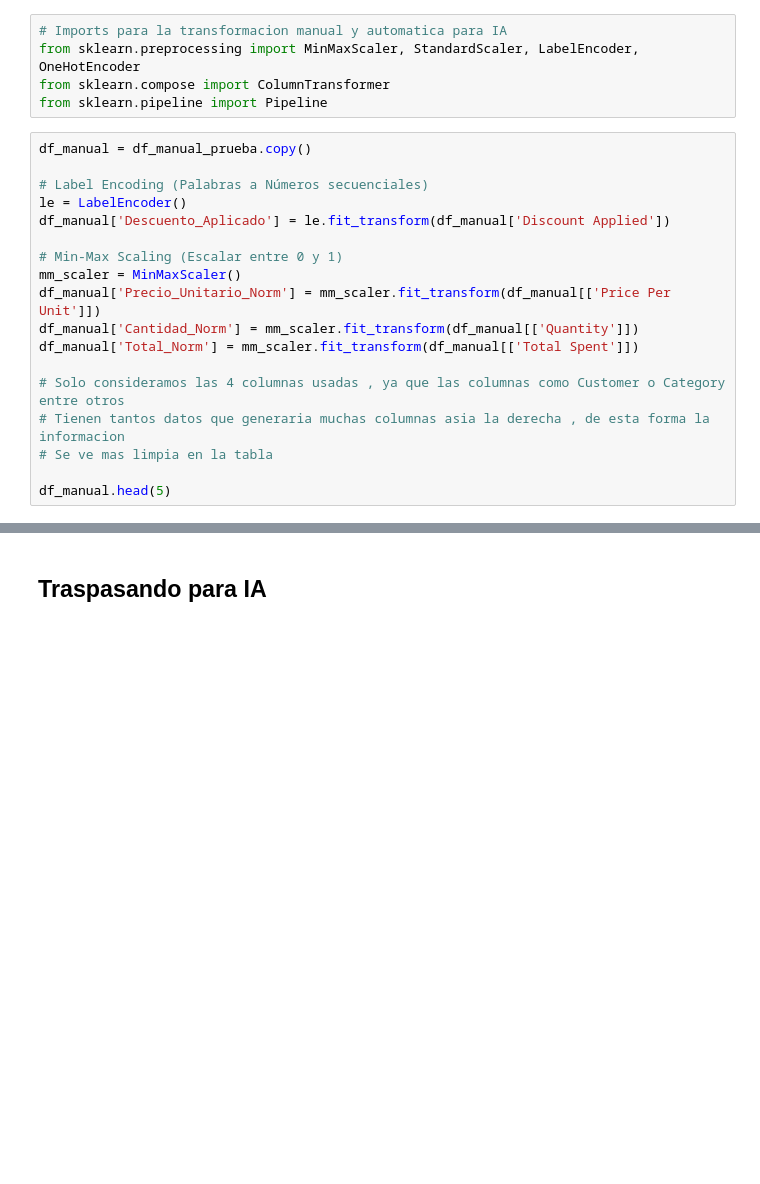
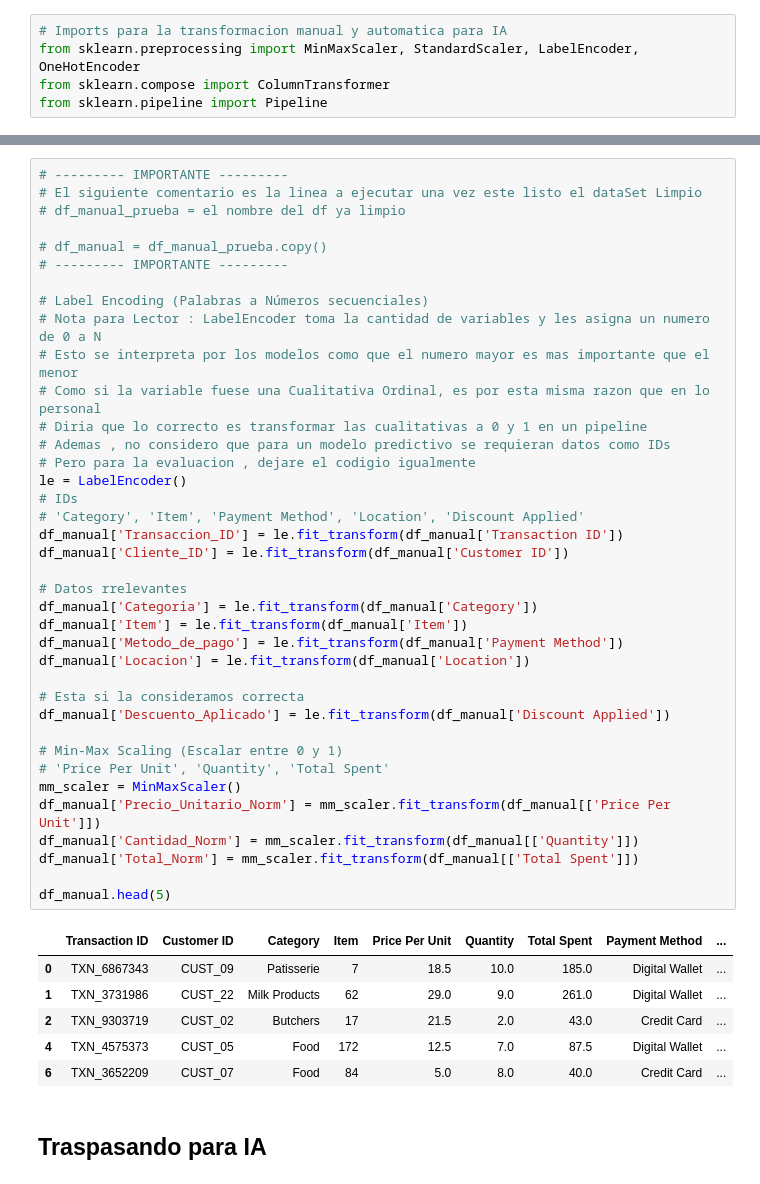
Before and after one commit to Paltaxd2/Evaluacion1_Programacion_Ciencia_Datos, a Jupyter notebook: Progra_EVA1_V001_(1).ipynb, the cells around one changed output, grey strips where cells are left out. Drawn from its saved outputs; the diff is of its cells as text; blank space fills up the shorter version.

Commit message:
Actualización de comentarios en el código para mejor explicación Añadidos mas columnas a la transformación manual y al pipeline

```diff
--- a/Progra_EVA1_V001_(1).ipynb
+++ b/Progra_EVA1_V001_(1).ipynb
@@ -218,21 +228,3 @@ df_manual_prueba.head(5)
 from sklearn.preprocessing import MinMaxScaler, StandardScaler, LabelEncoder, OneHotEncoder
 from sklearn.compose import ColumnTransformer
 from sklearn.pipeline import Pipeline
-# %%
-df_manual = df_manual_prueba.copy()
-
-# Label Encoding (Palabras a Números secuenciales)
-le = LabelEncoder()
-df_manual['Descuento_Aplicado'] = le.fit_transform(df_manual['Discount Applied'])
-
-# Min-Max Scaling (Escalar entre 0 y 1)
-mm_scaler = MinMaxScaler()
-df_manual['Precio_Unitario_Norm'] = mm_scaler.fit_transform(df_manual[['Price Per Unit']])
-df_manual['Cantidad_Norm'] = mm_scaler.fit_transform(df_manual[['Quantity']])
-df_manual['Total_Norm'] = mm_scaler.fit_transform(df_manual[['Total Spent']])
-
-# Solo consideramos las 4 columnas usadas , ya que las columnas como Customer o Category entre otros
-# Tienen tantos datos que generaria muchas columnas asia la derecha , de esta forma la informacion
-# Se ve mas limpia en la tabla
-
-df_manual.head(5)
@@ -246,2 +231,47 @@ df_manual.head(5)
+# %%
+# --------- IMPORTANTE ---------
+# El siguiente comentario es la linea a ejecutar una vez este listo el dataSet Limpio
+# df_manual_prueba = el nombre del df ya limpio
+
+# df_manual = df_manual_prueba.copy()
+# --------- IMPORTANTE ---------
+
+# Label Encoding (Palabras a Números secuenciales)
+# Nota para Lector : LabelEncoder toma la cantidad de variables y les asigna un numero de 0 a N
+# Esto se interpreta por los modelos como que el numero mayor es mas importante que el menor
+# Como si la variable fuese una Cualitativa Ordinal, es por esta misma razon que en lo personal
+# Diria que lo correcto es transformar las cualitativas a 0 y 1 en un pipeline
+# Ademas , no considero que para un modelo predictivo se requieran datos como IDs
+# Pero para la evaluacion , dejare el codigio igualmente
+le = LabelEncoder()
+# IDs
+# 'Category', 'Item', 'Payment Method', 'Location', 'Discount Applied'
+df_manual['Transaccion_ID'] = le.fit_transform(df_manual['Transaction ID'])
+df_manual['Cliente_ID'] = le.fit_transform(df_manual['Customer ID'])
+
+# Datos rrelevantes
+df_manual['Categoria'] = le.fit_transform(df_manual['Category'])
+df_manual['Item'] = le.fit_transform(df_manual['Item'])
+df_manual['Metodo_de_pago'] = le.fit_transform(df_manual['Payment Method'])
+df_manual['Locacion'] = le.fit_transform(df_manual['Location'])
+
+# Esta si la consideramos correcta
+df_manual['Descuento_Aplicado'] = le.fit_transform(df_manual['Discount Applied'])
+
+# Min-Max Scaling (Escalar entre 0 y 1)
+# 'Price Per Unit', 'Quantity', 'Total Spent'
+mm_scaler = MinMaxScaler()
+df_manual['Precio_Unitario_Norm'] = mm_scaler.fit_transform(df_manual[['Price Per Unit']])
+df_manual['Cantidad_Norm'] = mm_scaler.fit_transform(df_manual[['Quantity']])
+df_manual['Total_Norm'] = mm_scaler.fit_transform(df_manual[['Total Spent']])
+
+df_manual.head(5)
+# %% [output]
+|  | Transaction ID | Customer ID | Category | Item | Price Per Unit | Quantity | Total Spent | Payment Method | ... |
+| 0 | TXN_6867343 | CUST_09 | Patisserie | 7 | 18.5 | 10.0 | 185.0 | Digital Wallet | ... |
+| 1 | TXN_3731986 | CUST_22 | Milk Products | 62 | 29.0 | 9.0 | 261.0 | Digital Wallet | ... |
+| 2 | TXN_9303719 | CUST_02 | Butchers | 17 | 21.5 | 2.0 | 43.0 | Credit Card | ... |
+| 4 | TXN_4575373 | CUST_05 | Food | 172 | 12.5 | 7.0 | 87.5 | Digital Wallet | ... |
+| 6 | TXN_3652209 | CUST_07 | Food | 84 | 5.0 | 8.0 | 40.0 | Credit Card | ... |
 # %% [markdown]
 ## Traspasando para IA
```
Also changed, not shown: parts of 8 cells of this notebook.
